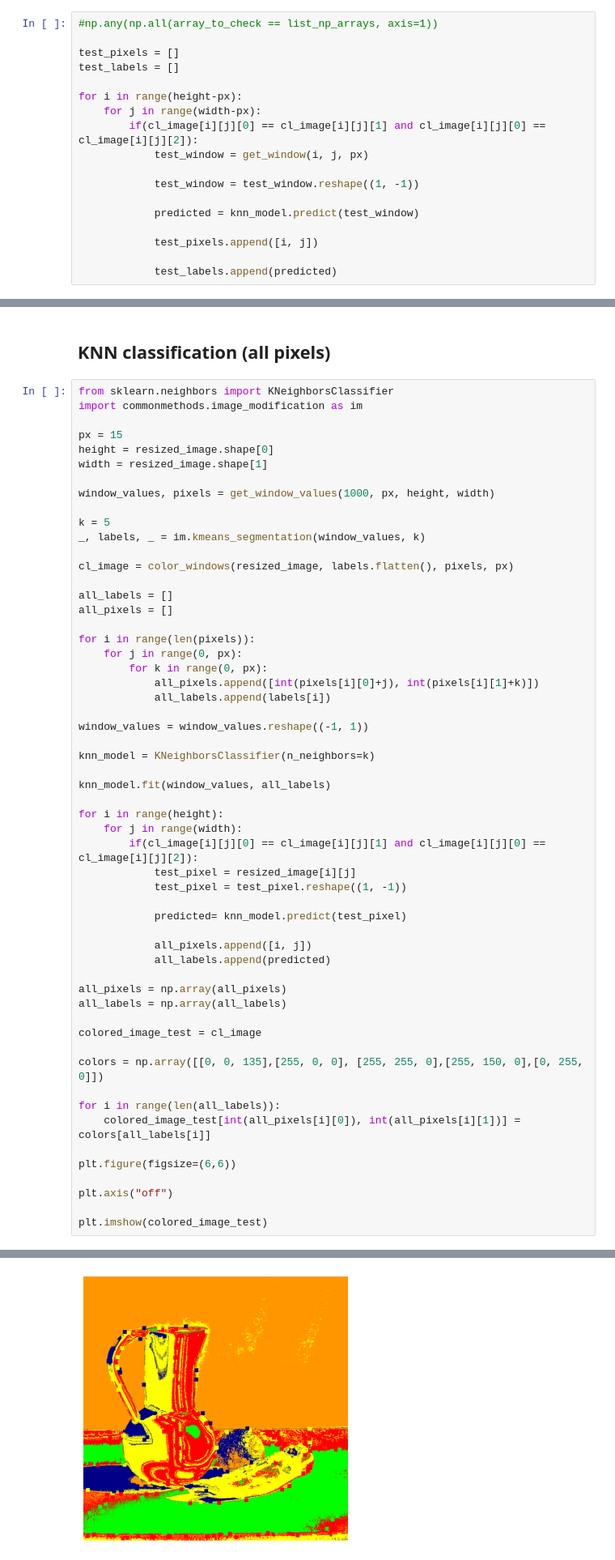
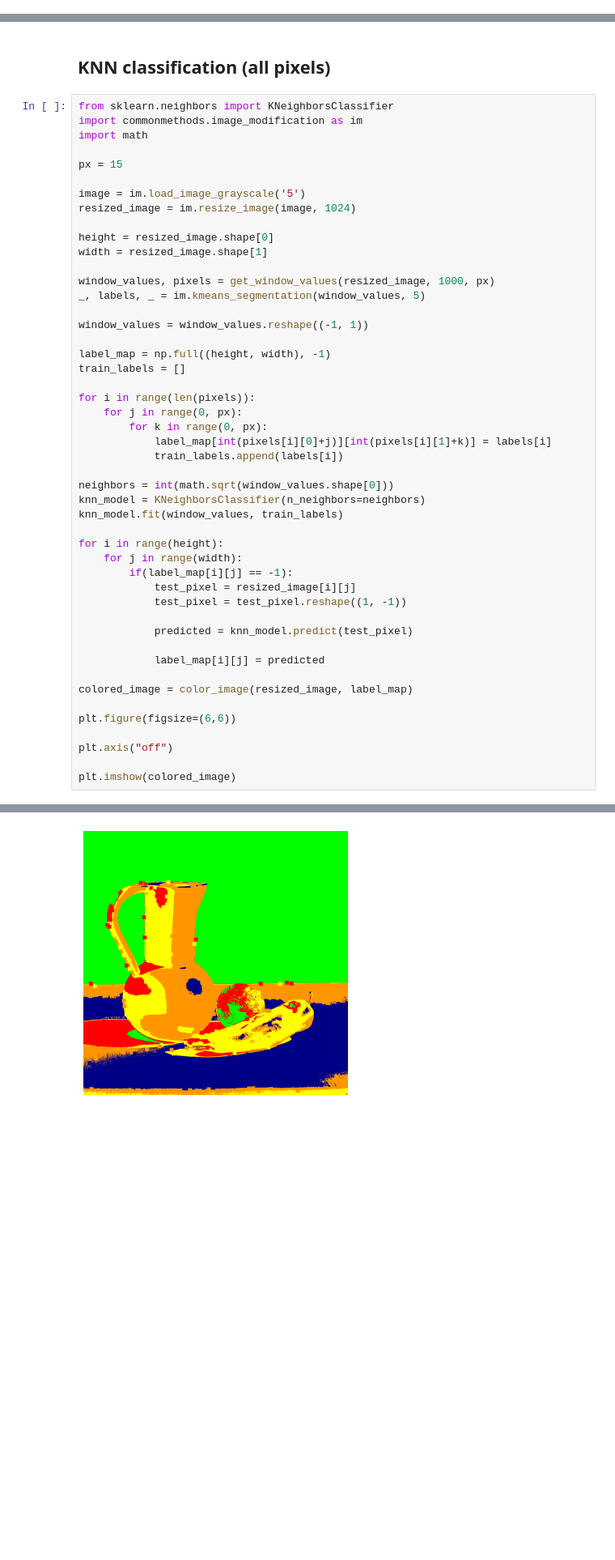
Before and after one commit to molnar75/diplomamunka, a Jupyter notebook: notebooks/07_kmeans_texture.ipynb, the cells around one changed output, grey strips where cells are left out. Shown at 81% size. Cells and saved outputs as stored; diff of their text form; blank space fills up the shorter version.

```diff
--- a/notebooks/07_kmeans_texture.ipynb
+++ b/notebooks/07_kmeans_texture.ipynb
@@ -378,19 +387 @@ plt.imshow(plus_cl_image)
-# %%
-#np.any(np.all(array_to_check == list_np_arrays, axis=1))
-
-test_pixels = []
-test_labels = []
-
-for i in range(height-px):
-    for j in range(width-px):
-        if(cl_image[i][j][0] == cl_image[i][j][1] and cl_image[i][j][0] == cl_image[i][j][2]):
-            test_window = get_window(i, j, px)
-
-            test_window = test_window.reshape((1, -1))
-
-            predicted = knn_model.predict(test_window)
-
-            test_pixels.append([i, j])
-
-            test_labels.append(predicted)
 # %%
@@ -414,59 +438,51 @@ plt.imshow(colored_image_test)
 # %%
 from sklearn.neighbors import KNeighborsClassifier
 import commonmethods.image_modification as im
+import math
 
 px = 15
+
+image = im.load_image_grayscale('5')
+resized_image = im.resize_image(image, 1024)
+
 height = resized_image.shape[0]
 width = resized_image.shape[1]
 
-window_values, pixels = get_window_values(1000, px, height, width)
+window_values, pixels = get_window_values(resized_image, 1000, px)
+_, labels, _ = im.kmeans_segmentation(window_values, 5)
 
-k = 5
-_, labels, _ = im.kmeans_segmentation(window_values, k)
+window_values = window_values.reshape((-1, 1))
 
-cl_image = color_windows(resized_image, labels.flatten(), pixels, px)
-
-all_labels = []
-all_pixels = []
+label_map = np.full((height, width), -1)
+train_labels = []
 
 for i in range(len(pixels)):
     for j in range(0, px):
         for k in range(0, px):
-            all_pixels.append([int(pixels[i][0]+j), int(pixels[i][1]+k)])
-            all_labels.append(labels[i])
+            label_map[int(pixels[i][0]+j)][int(pixels[i][1]+k)] = labels[i]
+            train_labels.append(labels[i])
 
-window_values = window_values.reshape((-1, 1))
-
-knn_model = KNeighborsClassifier(n_neighbors=k)
-
-knn_model.fit(window_values, all_labels)
+neighbors = int(math.sqrt(window_values.shape[0]))
+knn_model = KNeighborsClassifier(n_neighbors=neighbors)
+knn_model.fit(window_values, train_labels)
 
 for i in range(height):
     for j in range(width):
-        if(cl_image[i][j][0] == cl_image[i][j][1] and cl_image[i][j][0] == cl_image[i][j][2]):
+        if(label_map[i][j] == -1):
             test_pixel = resized_image[i][j]
             test_pixel = test_pixel.reshape((1, -1))
 
-            predicted= knn_model.predict(test_pixel)
+            predicted = knn_model.predict(test_pixel)
 
-            all_pixels.append([i, j])
-            all_labels.append(predicted)
+            label_map[i][j] = predicted
 
-all_pixels = np.array(all_pixels)
-all_labels = np.array(all_labels)
-
-colored_image_test = cl_image
-
-colors = np.array([[0, 0, 135],[255, 0, 0], [255, 255, 0],[255, 150, 0],[0, 255, 0]])
-
-for i in range(len(all_labels)):
-    colored_image_test[int(all_pixels[i][0]), int(all_pixels[i][1])] = colors[all_labels[i]]
+colored_image = color_image(resized_image, label_map)
 
 plt.figure(figsize=(6,6))
 
 plt.axis("off")
 
-plt.imshow(colored_image_test)
+plt.imshow(colored_image)
 # %% [output]
 <matplotlib.image.AxesImage at 0x...>
-[figure, old version]
+[figure, new version]
```
Also changed, not shown: parts of 17 cells of this notebook.
